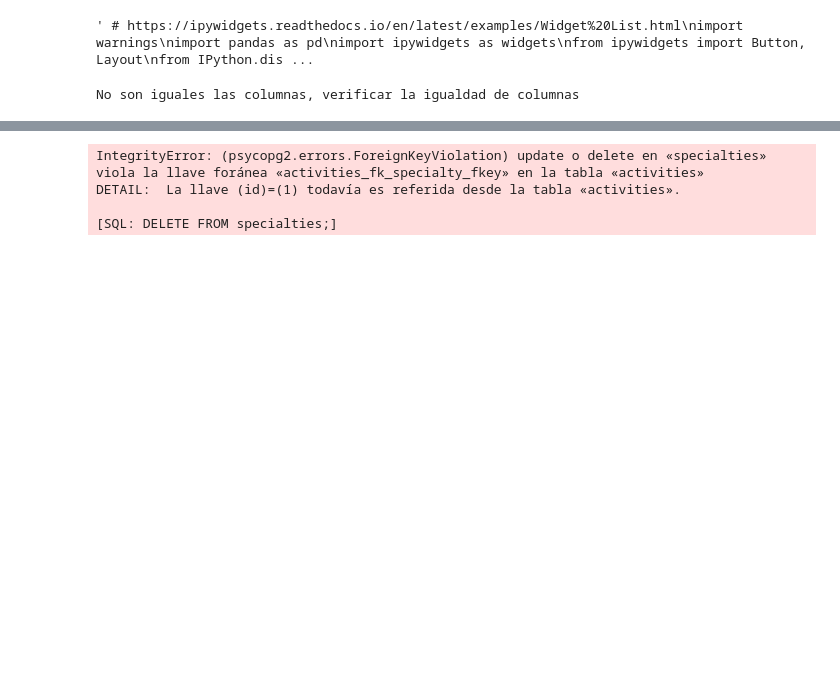
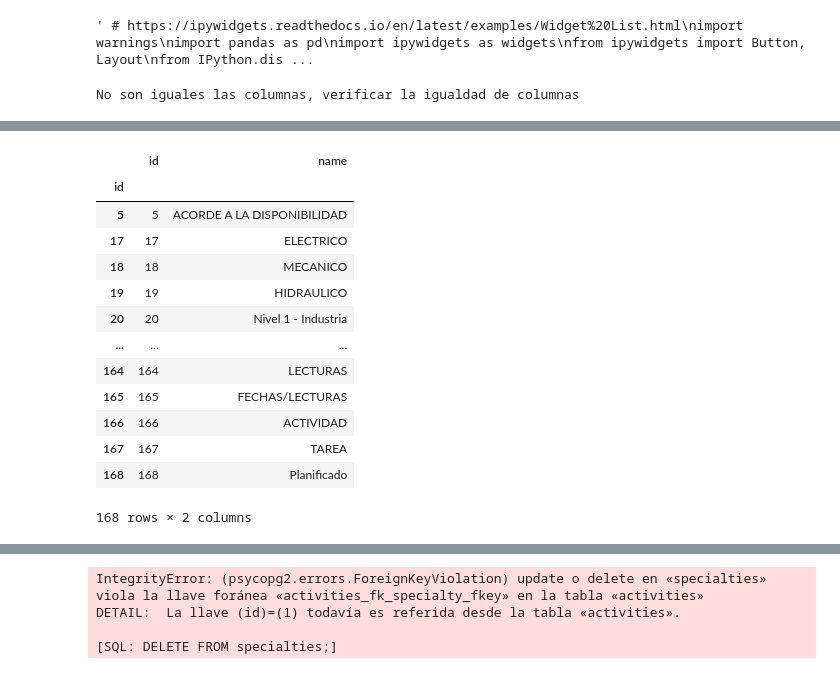
Before and after one commit to raulink/datascience_etcmt, a Jupyter notebook: notebooks/1.script.ipynb, the cells around one changed output, grey strips where cells are left out. Drawn from its saved outputs; the diff is of its cells as text; code cells hidden in the pictures; blank space fills up the shorter version.

```diff
--- a/notebooks/1.script.ipynb
+++ b/notebooks/1.script.ipynb
@@ -605,0 +856,22 @@ DETAIL:  La llave (id)=(1) todavía es referida desde la tabla «activities_orig
+# %%
+
+# Llamada a la función
+df_classifiers = obtener_registros('postgres', 'postgres', 'localhost', 'simyo3', 'select * from classifiers',['id', 'name' ])
+df_classifiers.index = df_classifiers['id']
+
+df_classifiers
+# %% [output]
+|  | id | name |
+| id |  |  |
+| 5 | 5 | ACORDE A LA DISPONIBILIDAD |
+| 17 | 17 | ELECTRICO |
+| 18 | 18 | MECANICO |
+| 19 | 19 | HIDRAULICO |
+| 20 | 20 | Nivel 1 - Industria |
+| ... | ... | ... |
+| 164 | 164 | LECTURAS |
+| 165 | 165 | FECHAS/LECTURAS |
+| 166 | 166 | ACTIVIDAD |
+| 167 | 167 | TAREA |
+| 168 | 168 | Planificado |
+168 rows × 2 columns
```
Also changed, not shown: parts of 34 cells of this notebook, 3 other files.
